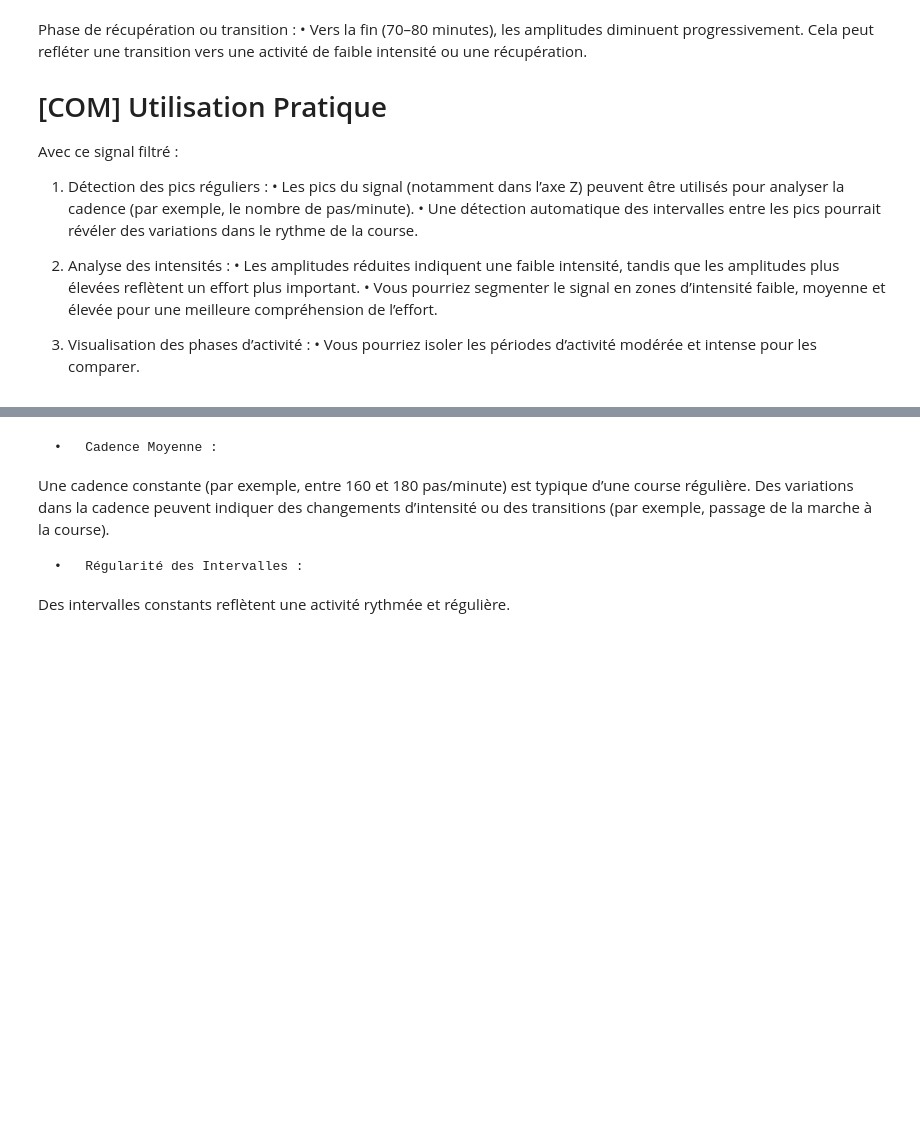
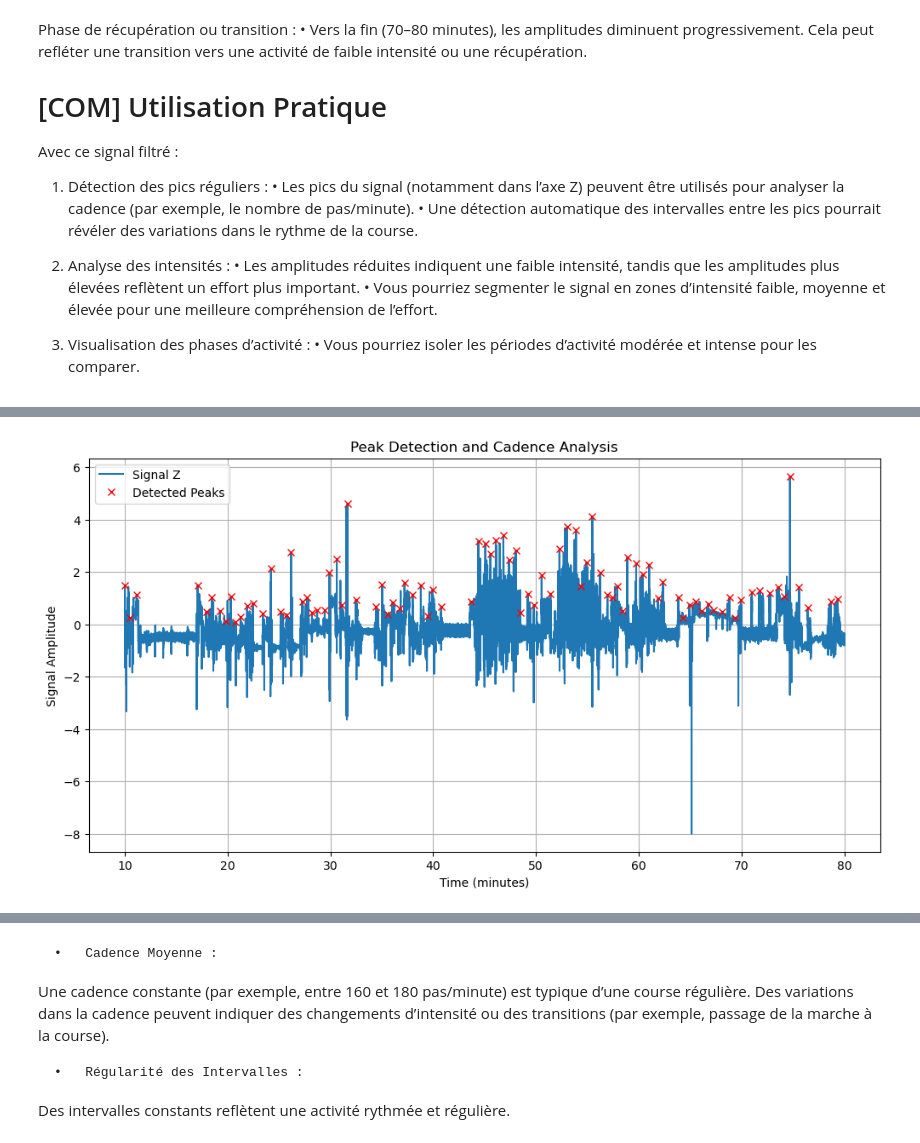
Before and after one commit to leyah-sa/AX3-Project, a Jupyter notebook: notebooks/Smoker-analysis.ipynb, the cells around one changed output, grey strips where cells are left out. Cells and saved outputs as stored; diff of their text form; code cells hidden in the pictures; blank space fills up the shorter version.

```diff
--- a/notebooks/Smoker-analysis.ipynb
+++ b/notebooks/Smoker-analysis.ipynb
@@ -226,0 +173,89 @@ Cadence moyenne : 1.24 pas par minute
+# %%
+from scipy.signal import find_peaks
+import matplotlib.pyplot as plt
+import pandas as pd
+
+# Filter data to include only the interval between 10 and 80 minutes
+filtered_data = data[(data['relative_time_minutes'] >= 10) & (data['relative_time_minutes'] <= 80)]
+
+# Parameters for peak detection
+signal_column = signal_columns[2]  # Assuming Z-axis is the third column
+distance_in_seconds = 0.45  # Adjusted to match ~115 steps per minute
+fs = 1 / (sampling_interval / 60)  # Sampling frequency in Hz (samples per second)
+distance_in_samples = max(1, int(fs * distance_in_seconds))  # Convert to samples, ensure >= 1
+
+# Detect peaks in the filtered signal
+peaks, _ = find_peaks(filtered_data[signal_column], height=0.05, distance=distance_in_samples)  # Lowered height
+
+# Calculate the times of detected peaks
+peak_times = filtered_data['relative_time_minutes'].iloc[peaks]
+
+# Calculate intervals between peaks (in minutes)
+intervals = peak_times.diff().dropna()
+
+# Debug: Print detected intervals before filtering
+intervals_seconds = intervals * 60  # Convert intervals to seconds
+print(f"Detected intervals (seconds): {intervals_seconds}")
+
+# Relax filtering criteria for intervals
+filtered_intervals_seconds = intervals_seconds[(intervals_seconds >= 0.3) & (intervals_seconds <= 2.0)]  # Adjusted range
+
+# Verify intervals and cadence
+print(f"Number of detected peaks: {len(peaks)}")
+print(f"Filtered intervals (seconds): {filtered_intervals_seconds.describe()}")
+
+# Calculate cadence (steps per minute) using filtered intervals
+if not filtered_intervals_seconds.empty:
+    cadence_mean = 60 / filtered_intervals_seconds.mean()  # Average cadence
+else:
+    cadence_mean = 0  # No peaks detected
+print(f"Adjusted Average Cadence (steps per minute): {cadence_mean:.2f}")
+
+# Visualizations
+
+# Plot the signal and detected peaks
+plt.figure(figsize=(12, 6))
+plt.plot(filtered_data['relative_time_minutes'], filtered_data[signal_column], label="Signal Z")
+plt.plot(peak_times, filtered_data[signal_column].iloc[peaks], "x", label="Detected Peaks", color='red')
+plt.title("Peak Detection and Cadence Analysis")
+plt.xlabel("Time (minutes)")
+plt.ylabel("Signal Amplitude")
+plt.legend()
+plt.grid(True)
+plt.show()
+
+# Check if filtered_intervals_seconds is empty before plotting intervals
+if not filtered_intervals_seconds.empty:
+    # Visualize the distribution of intervals
+    plt.figure(figsize=(12, 6))
+    plt.hist(filtered_intervals_seconds, bins=20, color='blue', alpha=0.7)
+    plt.title("Distribution of Intervals Between Peaks")
+    plt.xlabel("Interval (seconds)")
+    plt.ylabel("Frequency")
+    plt.grid(True)
+    plt.show()
+
+    # Plot intervals between peaks
+    plt.figure(figsize=(12, 6))
+    plt.plot(peak_times.iloc[1:], filtered_intervals_seconds, label="Filtered Intervals (seconds)", color='orange')
+    plt.title("Filtered Intervals Between Peaks")
+    plt.xlabel("Time (minutes)")
+    plt.ylabel("Interval (seconds)")
+    plt.legend()
+    plt.grid(True)
+    plt.show()
+
+    # Plot average cadence
+    plt.figure(figsize=(12, 6))
+    cadence_per_peak = 60 / filtered_intervals_seconds  # Calculate cadence for each interval
+    plt.plot(peak_times.iloc[1:], cadence_per_peak, label="Cadence (steps per minute)", color='green')
+    plt.axhline(cadence_mean, color='red', linestyle='--', label=f"Adjusted Average Cadence: {cadence_mean:.2f} steps/min")
+    plt.title("Cadence Over Time")
+    plt.xlabel("Time (minutes)")
+    plt.ylabel("Cadence (steps/min)")
+    plt.legend()
+    plt.grid(True)
+    plt.show()
+else:
+    print("No valid intervals found after filtering. Skipping interval and cadence plots.")
+# %% [output]
@@ -226,0 +279 @@ Cadence moyenne : 1.24 pas par minute
+[figure, added]
```
Also changed, not shown: parts of 9 cells of this notebook.
